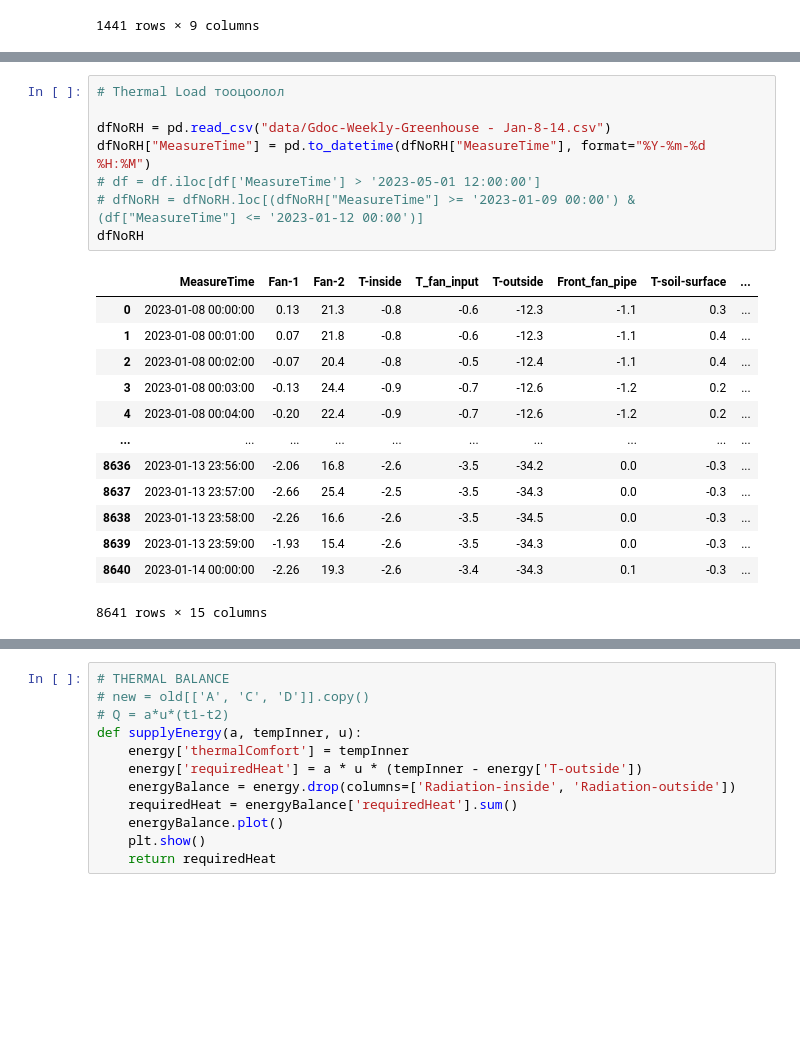
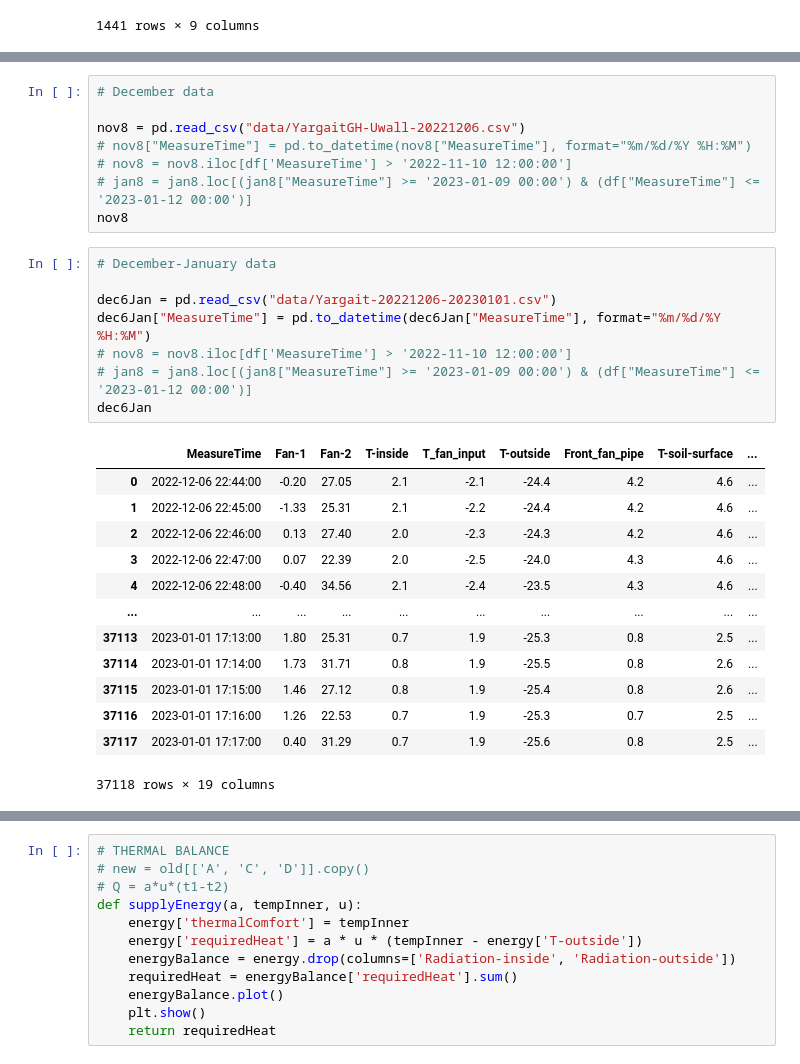
Before and after one commit to Generjet/Yargait-greenhouse, a Jupyter notebook: hotAir.ipynb, the cells around one changed output, grey strips where cells are left out. Cells and saved outputs as stored; diff of their text form; blank space fills up the shorter version.

```diff
--- a/hotAir.ipynb
+++ b/hotAir.ipynb
@@ -50,22 +38,30 @@ https://gist.github.com/mwaskom/de44147ed2974457ad6372750bbe5751
 # %%
-# Thermal Load тооцоолол
+# December data
 
-dfNoRH = pd.read_csv("data/Gdoc-Weekly-Greenhouse - Jan-8-14.csv")
-dfNoRH["MeasureTime"] = pd.to_datetime(dfNoRH["MeasureTime"], format="%Y-%m-%d %H:%M")
-# df = df.iloc[df['MeasureTime'] > '2023-05-01 12:00:00']
-# dfNoRH = dfNoRH.loc[(dfNoRH["MeasureTime"] >= '2023-01-09 00:00') & (df["MeasureTime"] <= '2023-01-12 00:00')]
-dfNoRH
+nov8 = pd.read_csv("data/YargaitGH-Uwall-20221206.csv")
+# nov8["MeasureTime"] = pd.to_datetime(nov8["MeasureTime"], format="%m/%d/%Y %H:%M")
+# nov8 = nov8.iloc[df['MeasureTime'] > '2022-11-10 12:00:00']
+# jan8 = jan8.loc[(jan8["MeasureTime"] >= '2023-01-09 00:00') & (df["MeasureTime"] <= '2023-01-12 00:00')]
+nov8
-# %% [output]
-|  | MeasureTime | Fan-1 | Fan-2 | T-inside | T_fan_input | T-outside | Front_fan_pipe | T-soil-surface | ... |
-| 0 | 2023-01-08 00:00:00 | 0.13 | 21.3 | -0.8 | -0.6 | -12.3 | -1.1 | 0.3 | ... |
-| 1 | 2023-01-08 00:01:00 | 0.07 | 21.8 | -0.8 | -0.6 | -12.3 | -1.1 | 0.4 | ... |
-| 2 | 2023-01-08 00:02:00 | -0.07 | 20.4 | -0.8 | -0.5 | -12.4 | -1.1 | 0.4 | ... |
-| 3 | 2023-01-08 00:03:00 | -0.13 | 24.4 | -0.9 | -0.7 | -12.6 | -1.2 | 0.2 | ... |
-| 4 | 2023-01-08 00:04:00 | -0.20 | 22.4 | -0.9 | -0.7 | -12.6 | -1.2 | 0.2 | ... |
-| ... | ... | ... | ... | ... | ... | ... | ... | ... | ... |
-| 8636 | 2023-01-13 23:56:00 | -2.06 | 16.8 | -2.6 | -3.5 | -34.2 | 0.0 | -0.3 | ... |
-| 8637 | 2023-01-13 23:57:00 | -2.66 | 25.4 | -2.5 | -3.5 | -34.3 | 0.0 | -0.3 | ... |
-| 8638 | 2023-01-13 23:58:00 | -2.26 | 16.6 | -2.6 | -3.5 | -34.5 | 0.0 | -0.3 | ... |
-| 8639 | 2023-01-13 23:59:00 | -1.93 | 15.4 | -2.6 | -3.5 | -34.3 | 0.0 | -0.3 | ... |
-| 8640 | 2023-01-14 00:00:00 | -2.26 | 19.3 | -2.6 | -3.4 | -34.3 | 0.1 | -0.3 | ... |
-8641 rows × 15 columns
+# %%
+# December-January data
+
+dec6Jan = pd.read_csv("data/Yargait-20221206-20230101.csv")
+dec6Jan["MeasureTime"] = pd.to_datetime(dec6Jan["MeasureTime"], format="%m/%d/%Y %H:%M")
+# nov8 = nov8.iloc[df['MeasureTime'] > '2022-11-10 12:00:00']
+# jan8 = jan8.loc[(jan8["MeasureTime"] >= '2023-01-09 00:00') & (df["MeasureTime"] <= '2023-01-12 00:00')]
+dec6Jan
+# %% [output]
+|  | MeasureTime | Fan-1 | Fan-2 | T-inside | T_fan_input | T-outside | Front_fan_pipe | T-soil-surface | ... |
+| 0 | 2022-12-06 22:44:00 | -0.20 | 27.05 | 2.1 | -2.1 | -24.4 | 4.2 | 4.6 | ... |
+| 1 | 2022-12-06 22:45:00 | -1.33 | 25.31 | 2.1 | -2.2 | -24.4 | 4.2 | 4.6 | ... |
+| 2 | 2022-12-06 22:46:00 | 0.13 | 27.40 | 2.0 | -2.3 | -24.3 | 4.2 | 4.6 | ... |
+| 3 | 2022-12-06 22:47:00 | 0.07 | 22.39 | 2.0 | -2.5 | -24.0 | 4.3 | 4.6 | ... |
+| 4 | 2022-12-06 22:48:00 | -0.40 | 34.56 | 2.1 | -2.4 | -23.5 | 4.3 | 4.6 | ... |
+| ... | ... | ... | ... | ... | ... | ... | ... | ... | ... |
+| 37113 | 2023-01-01 17:13:00 | 1.80 | 25.31 | 0.7 | 1.9 | -25.3 | 0.8 | 2.5 | ... |
+| 37114 | 2023-01-01 17:14:00 | 1.73 | 31.71 | 0.8 | 1.9 | -25.5 | 0.8 | 2.6 | ... |
+| 37115 | 2023-01-01 17:15:00 | 1.46 | 27.12 | 0.8 | 1.9 | -25.4 | 0.8 | 2.6 | ... |
+| 37116 | 2023-01-01 17:16:00 | 1.26 | 22.53 | 0.7 | 1.9 | -25.3 | 0.7 | 2.5 | ... |
+| 37117 | 2023-01-01 17:17:00 | 0.40 | 31.29 | 0.7 | 1.9 | -25.6 | 0.8 | 2.5 | ... |
+37118 rows × 19 columns
```
Also changed, not shown: parts of 7 cells of this notebook, 6 other files.
